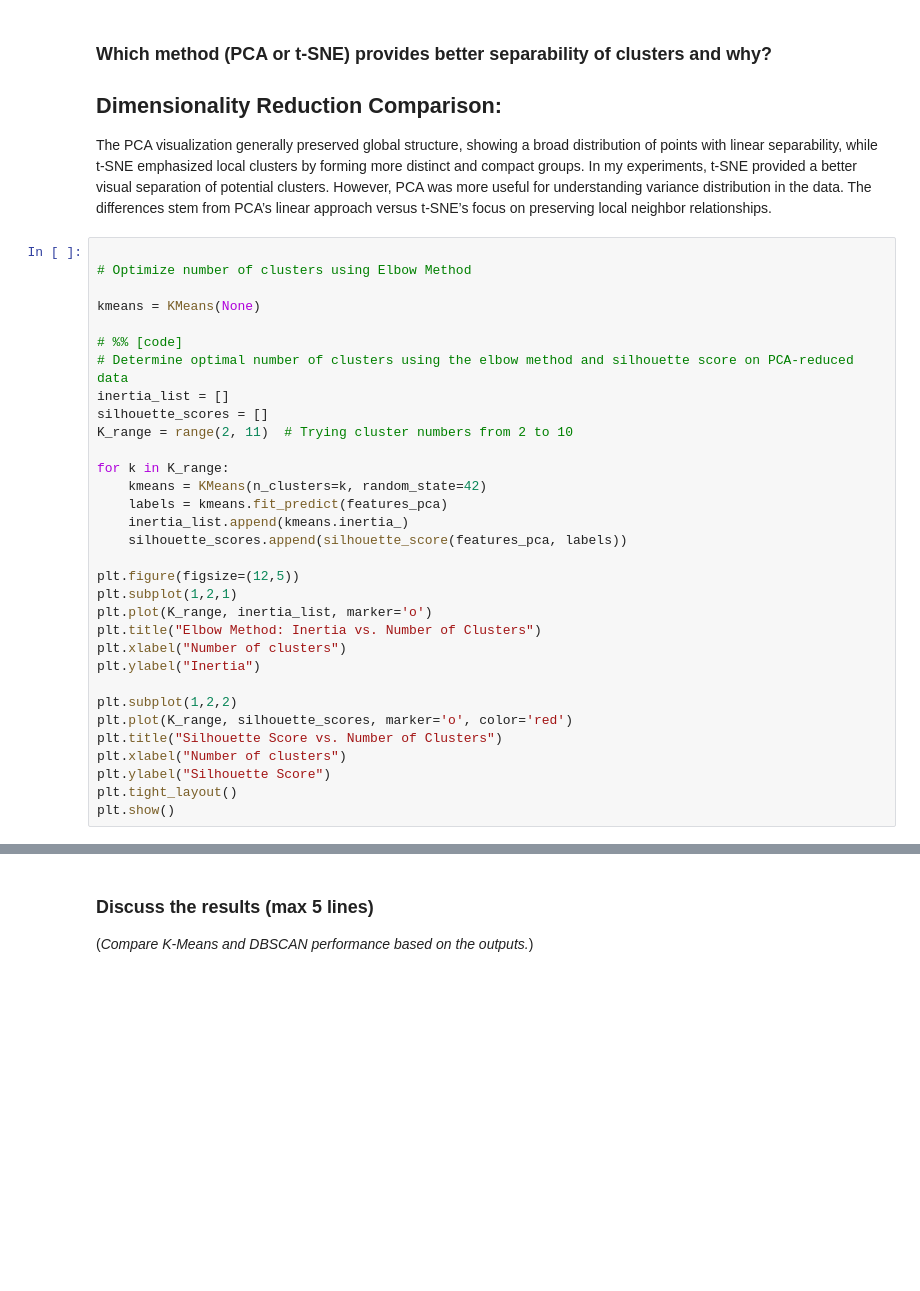
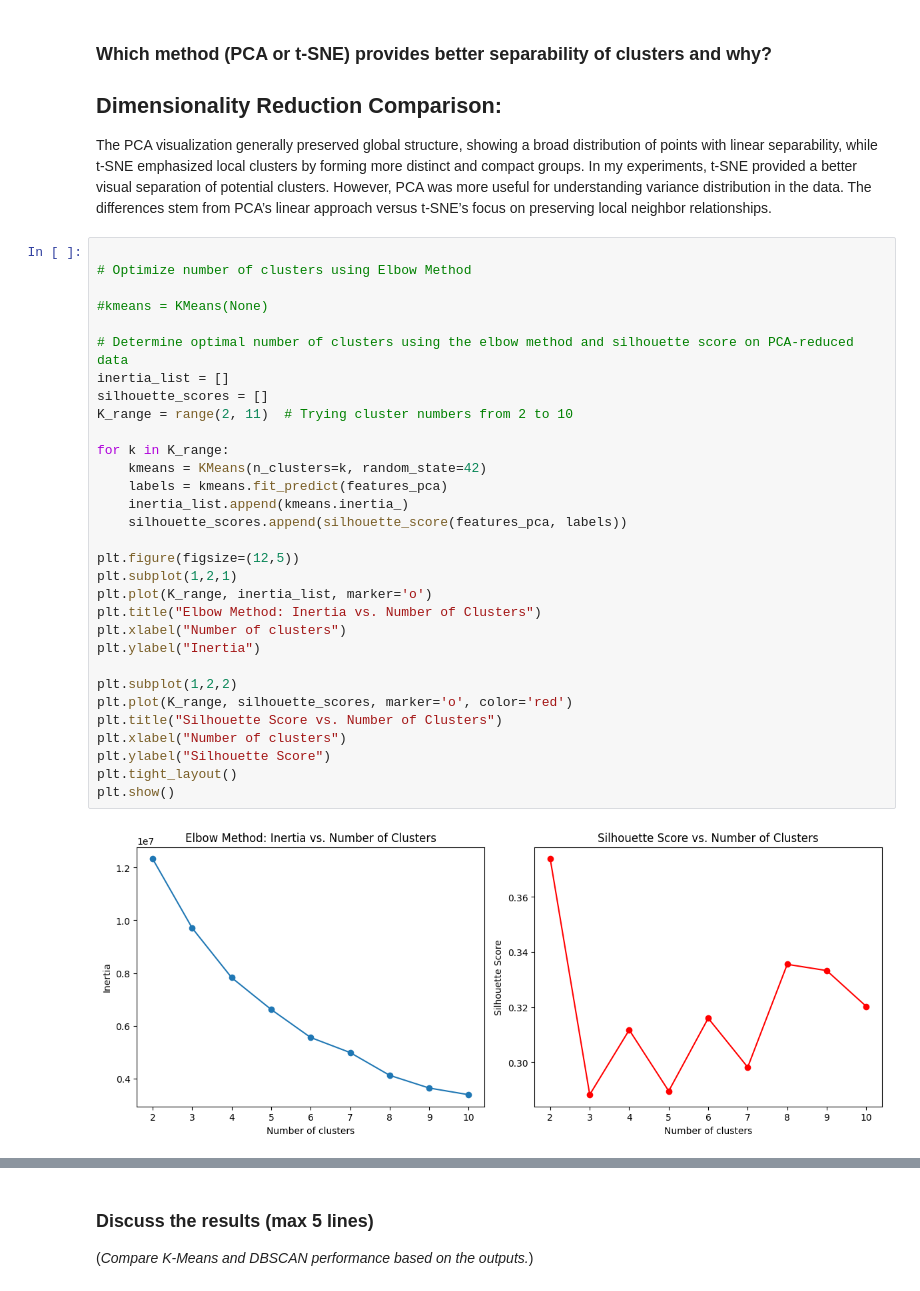
Before and after one commit to fmhirwa/alu-MLII_Sound_Clustering, a Jupyter notebook: MLII_clustering_assignment.ipynb, the cells around one changed output, grey strips where cells are left out. Saved outputs shown, nothing was run; the diff lists cells and outputs as text; blank space fills up the shorter version.

```diff
--- a/MLII_clustering_assignment.ipynb
+++ b/MLII_clustering_assignment.ipynb
@@ -159,35 +168,36 @@ The PCA visualization generally preserved global structure, showing a broad dist
 # %%
 
 # Optimize number of clusters using Elbow Method
 
-kmeans = KMeans(None)
+#kmeans = KMeans(None)
 
-# %% [code]
 # Determine optimal number of clusters using the elbow method and silhouette score on PCA-reduced data
 inertia_list = []
 silhouette_scores = []
 K_range = range(2, 11)  # Trying cluster numbers from 2 to 10
 
 for k in K_range:
     kmeans = KMeans(n_clusters=k, random_state=42)
     labels = kmeans.fit_predict(features_pca)
     inertia_list.append(kmeans.inertia_)
     silhouette_scores.append(silhouette_score(features_pca, labels))
 
 plt.figure(figsize=(12,5))
 plt.subplot(1,2,1)
 plt.plot(K_range, inertia_list, marker='o')
 plt.title("Elbow Method: Inertia vs. Number of Clusters")
 plt.xlabel("Number of clusters")
 plt.ylabel("Inertia")
 
 plt.subplot(1,2,2)
 plt.plot(K_range, silhouette_scores, marker='o', color='red')
 plt.title("Silhouette Score vs. Number of Clusters")
 plt.xlabel("Number of clusters")
 plt.ylabel("Silhouette Score")
 plt.tight_layout()
 plt.show()
+# %% [output]
+[figure, added]
 # %%
 
 # Select optimal K based on elbow method (e.g., k=3)
```
Also changed, not shown: parts of 7 cells of this notebook.
